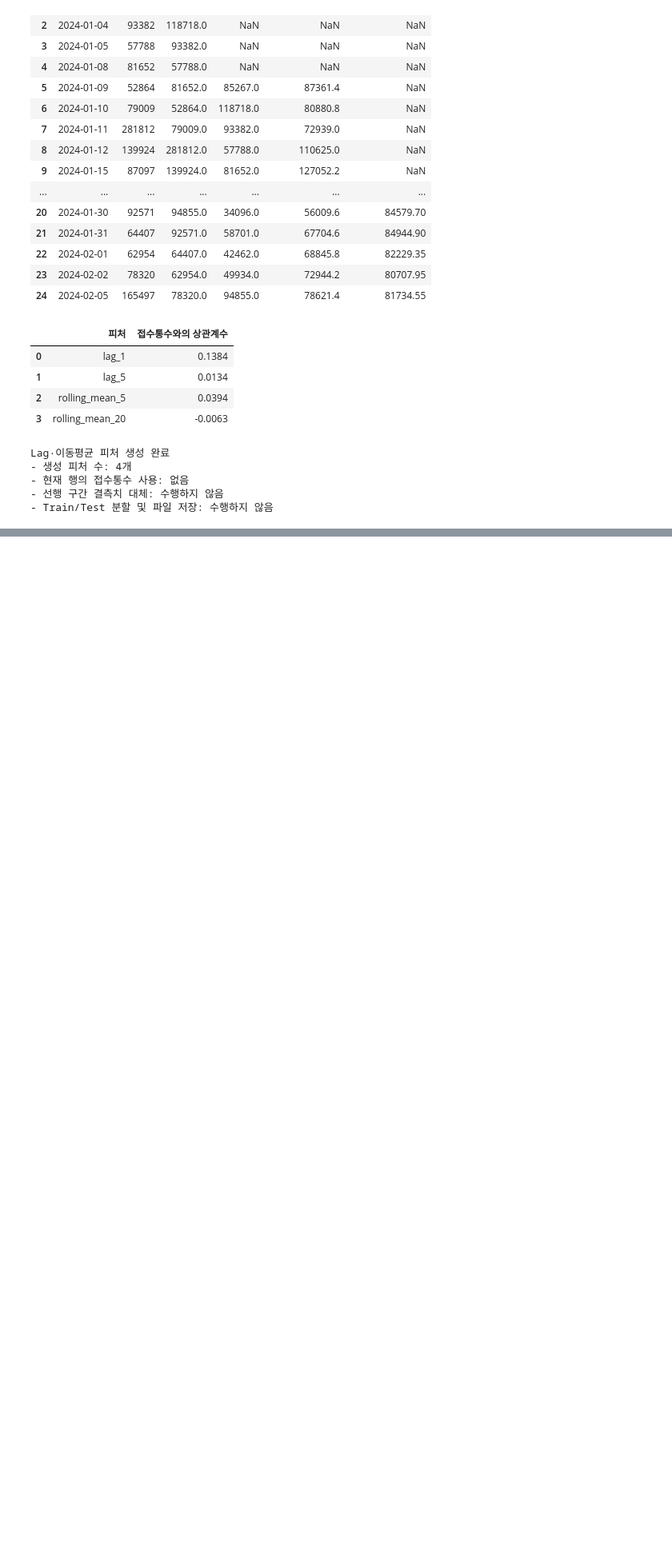
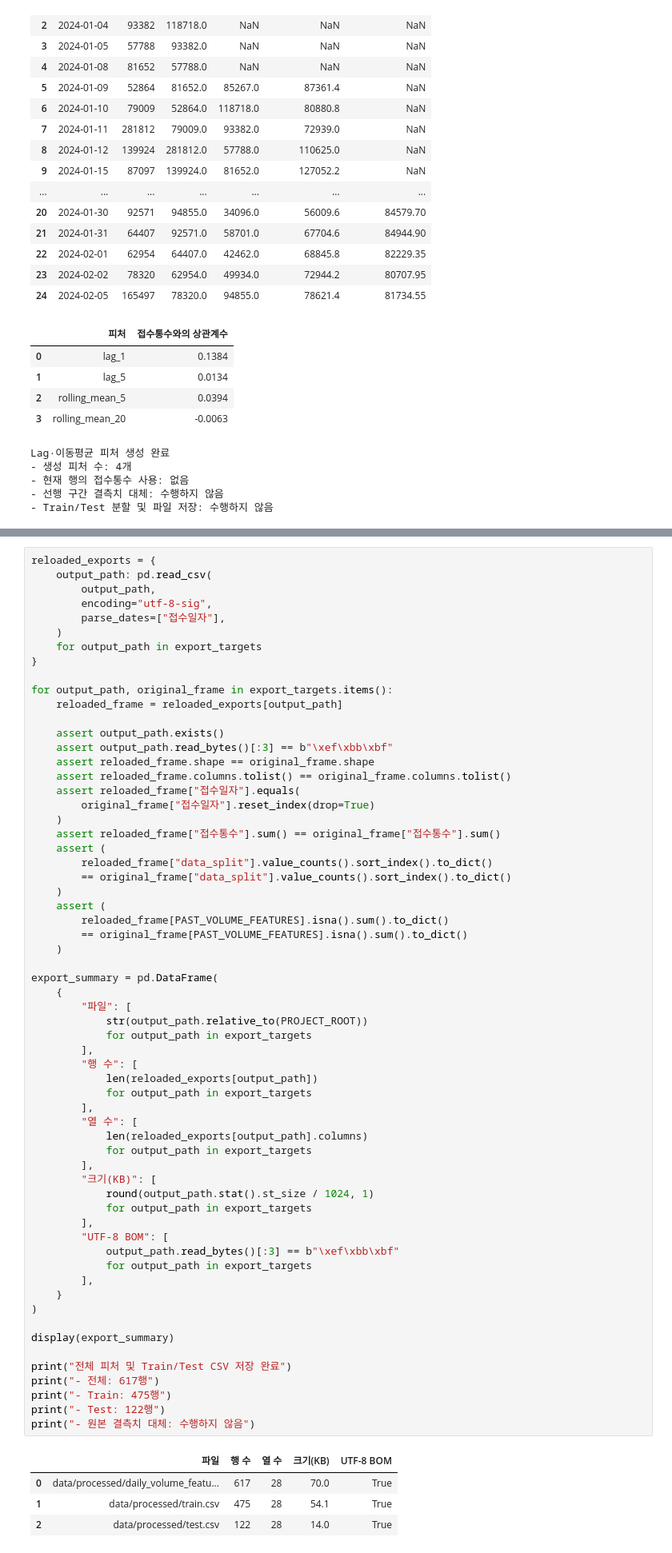
Before and after one commit to 2026-logistics-ai/postcast, a Jupyter notebook: notebooks/03_feature_engineering.ipynb, the cells around one changed output, grey strips where cells are left out. Shown at 80% size. Drawn from its saved outputs; the diff is of its cells as text; blank space fills up the shorter version.

```diff
--- a/notebooks/03_feature_engineering.ipynb
+++ b/notebooks/03_feature_engineering.ipynb
@@ -725,0 +946,67 @@ Lag·이동평균 피처 생성 완료
+# %%
+reloaded_exports = {
+    output_path: pd.read_csv(
+        output_path,
+        encoding="utf-8-sig",
+        parse_dates=["접수일자"],
+    )
+    for output_path in export_targets
+}
+
+for output_path, original_frame in export_targets.items():
+    reloaded_frame = reloaded_exports[output_path]
+
+    assert output_path.exists()
+    assert output_path.read_bytes()[:3] == b"\xef\xbb\xbf"
+    assert reloaded_frame.shape == original_frame.shape
+    assert reloaded_frame.columns.tolist() == original_frame.columns.tolist()
+    assert reloaded_frame["접수일자"].equals(
+        original_frame["접수일자"].reset_index(drop=True)
+    )
+    assert reloaded_frame["접수통수"].sum() == original_frame["접수통수"].sum()
+    assert (
+        reloaded_frame["data_split"].value_counts().sort_index().to_dict()
+        == original_frame["data_split"].value_counts().sort_index().to_dict()
+    )
+    assert (
+        reloaded_frame[PAST_VOLUME_FEATURES].isna().sum().to_dict()
+        == original_frame[PAST_VOLUME_FEATURES].isna().sum().to_dict()
+    )
+
+export_summary = pd.DataFrame(
+    {
+        "파일": [
+            str(output_path.relative_to(PROJECT_ROOT))
+            for output_path in export_targets
+        ],
+        "행 수": [
+            len(reloaded_exports[output_path])
+            for output_path in export_targets
+        ],
+        "열 수": [
+            len(reloaded_exports[output_path].columns)
+            for output_path in export_targets
+        ],
+        "크기(KB)": [
+            round(output_path.stat().st_size / 1024, 1)
+            for output_path in export_targets
+        ],
+        "UTF-8 BOM": [
+            output_path.read_bytes()[:3] == b"\xef\xbb\xbf"
+            for output_path in export_targets
+        ],
+    }
+)
+
+display(export_summary)
+
+print("전체 피처 및 Train/Test CSV 저장 완료")
+print("- 전체: 617행")
+print("- Train: 475행")
+print("- Test: 122행")
+print("- 원본 결측치 대체: 수행하지 않음")
+# %% [output]
+|  | 파일 | 행 수 | 열 수 | 크기(KB) | UTF-8 BOM |
+| 0 | data/processed/daily_volume_featu... | 617 | 28 | 70.0 | True |
+| 1 | data/processed/train.csv | 475 | 28 | 54.1 | True |
+| 2 | data/processed/test.csv | 122 | 28 | 14.0 | True |
```
Also changed, not shown: parts of 7 cells of this notebook.
